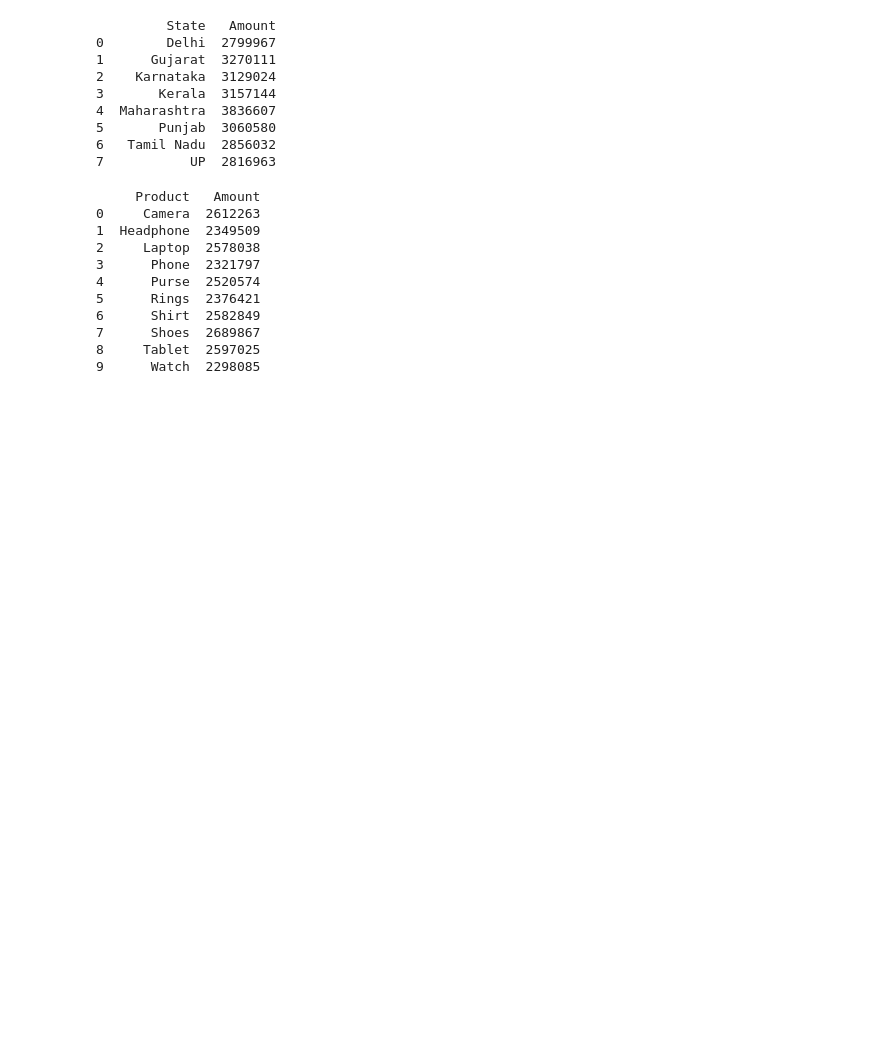
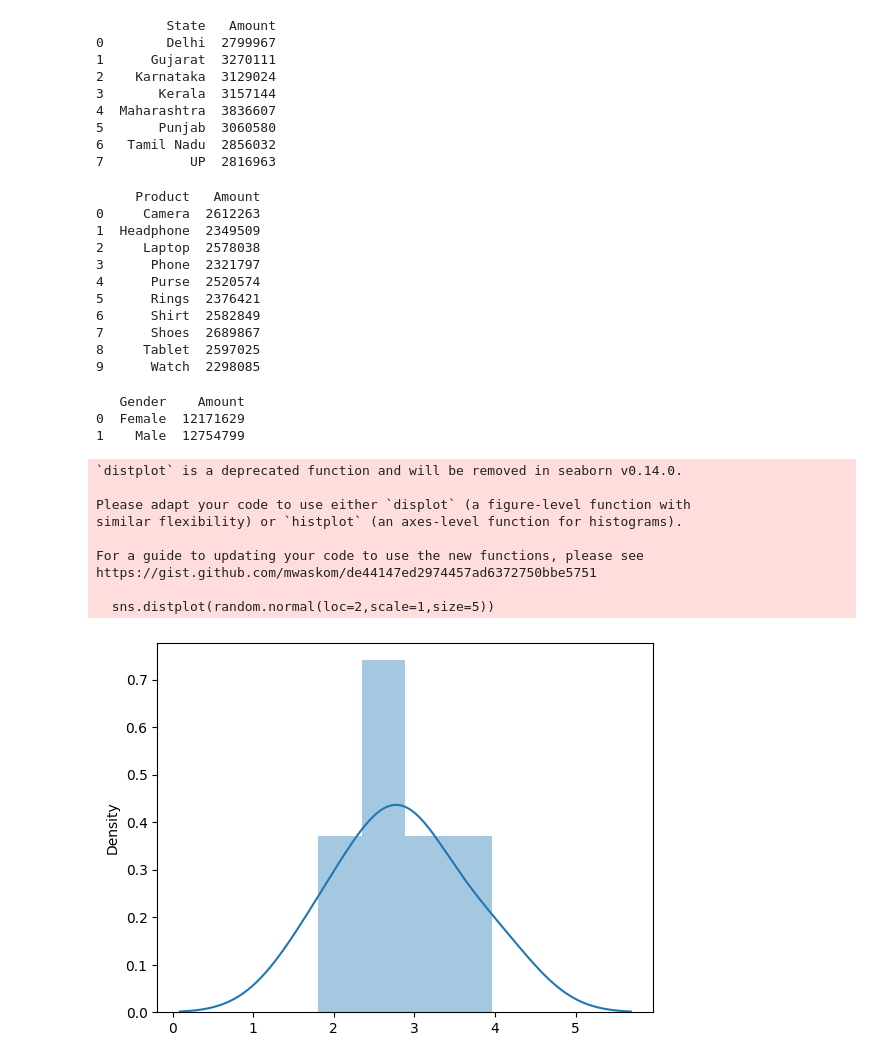
Before and after one commit to alphasinghsingh/Data_Science, a Jupyter notebook: Untitled4.ipynb, the cells around one changed output. Cells and saved outputs as stored; diff of their text form; code cells hidden in the pictures; blank space fills up the shorter version.

```diff
--- a/Untitled4.ipynb
+++ b/Untitled4.ipynb
@@ -2790,3 +3077,42 @@ print(p_w_s)
 7      Shoes  2689867
 8     Tablet  2597025
 9      Watch  2298085
+# %%
+import pandas as pd
+
+# Read the CSV file
+df = pd.read_csv("sales.csv")
+
+# Generate gender Wise Sales (sum of Amount)
+g_w_s = df.groupby("Gender")["Amount"].sum().reset_index()
+
+# Save the result to CSV
+g_w_s.to_csv("genderwise.csv", index=False)
+
+# Display the result
+print(g_w_s)
+# %% [output]
+   Gender    Amount
+0  Female  12171629
+1    Male  12754799
+# %%
+import seaborn as sns
+from numpy import random
+import matplotlib.pyplot as plt
+#sns.distplot([1,2,2,3,3],hist=False)
+#plt.show()
+#a=random.normal(loc =2,scale=1,size=5)
+#print(a)
+sns.distplot(random.normal(loc=2,scale=1,size=5))
+plt.show()
+# %% [output]
+`distplot` is a deprecated function and will be removed in seaborn v0.14.0.
+
+Please adapt your code to use either `displot` (a figure-level function with
+similar flexibility) or `histplot` (an axes-level function for histograms).
+
+For a guide to updating your code to use the new functions, please see
+https://gist.github.com/mwaskom/de44147ed2974457ad6372750bbe5751
+
+  sns.distplot(random.normal(loc=2,scale=1,size=5))
+[figure, added]
```
Also changed, not shown: parts of 67 cells of this notebook.
